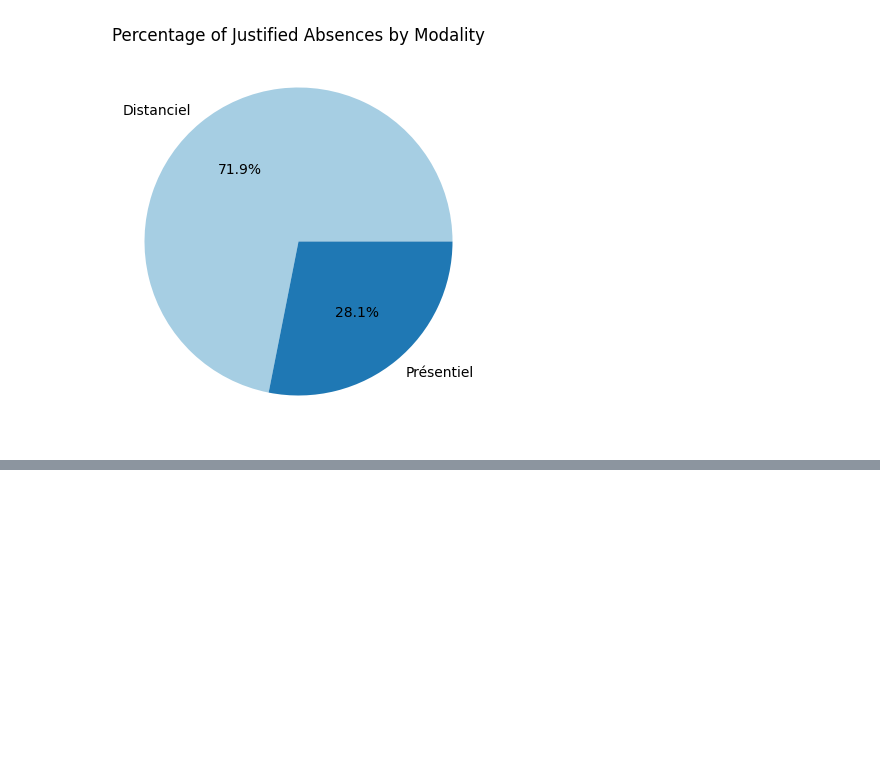
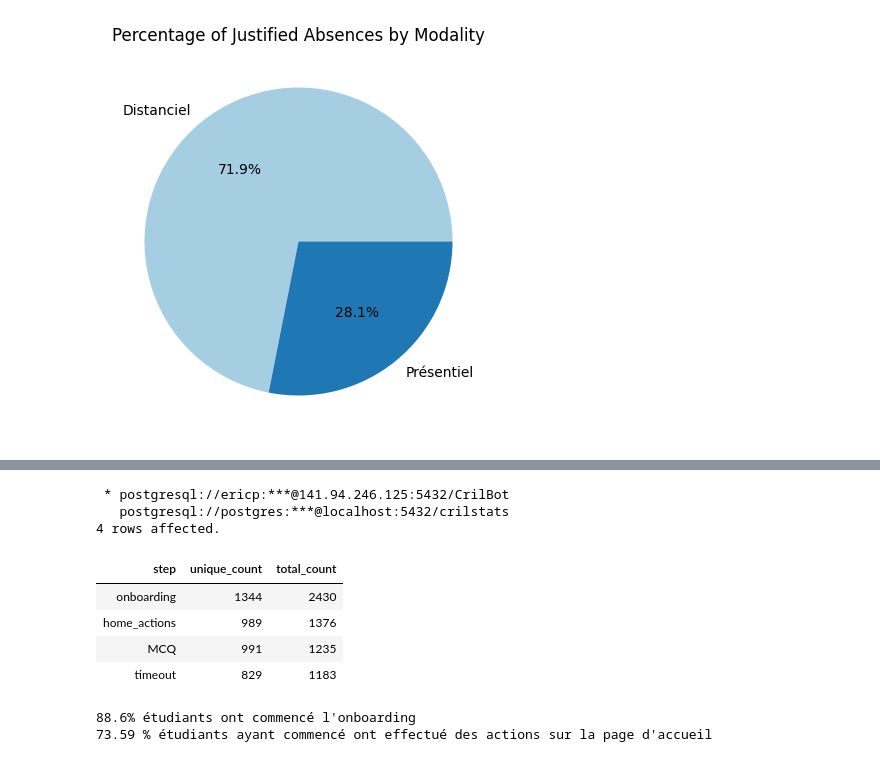
Before and after one commit to Eric-Philippe/CrilStats, a Jupyter notebook: playbook.ipynb, the cells around one changed output, grey strips where cells are left out. Cells and saved outputs as stored; diff of their text form; code cells hidden in the pictures; blank space fills up the shorter version.

```diff
--- a/playbook.ipynb
+++ b/playbook.ipynb
@@ -1898,0 +1847,61 @@ print(steps)
+# %%
+%%sql
+WITH
+    onboarding_cte AS (
+        SELECT
+            'onboarding' AS step,
+            COUNT(DISTINCT user_id) AS unique_count,
+            COUNT(*) AS total_count
+        FROM logs_entry
+        WHERE msg LIKE '% completed onboarding'
+    ),
+    home_actions_cte AS (
+        SELECT
+            'home_actions' AS step,
+            COUNT(DISTINCT user_id) AS unique_count,
+            COUNT(*) AS total_count
+        FROM logs_entry
+        WHERE msg LIKE '% completed home_actions'
+    ),
+    mcq_cte AS (
+        SELECT
+            'MCQ' AS step,
+            COUNT(DISTINCT user_id) AS unique_count,
+            COUNT(*) AS total_count
+        FROM logs_entry
+        WHERE msg LIKE '% MCQ Terminé'
+    ),
+    timeout_cte AS (
+        SELECT
+            'timeout' AS step,
+            COUNT(DISTINCT user_id) AS unique_count,
+            COUNT(*) AS total_count
+        FROM logs_entry
+        WHERE msg LIKE 'KICK après %'
+    )
+
+SELECT * FROM onboarding_cte
+UNION ALL
+SELECT * FROM home_actions_cte
+UNION ALL
+SELECT * FROM mcq_cte
+UNION ALL
+SELECT * FROM timeout_cte;
+# %% [output]
+ * postgresql://ericp:***@141.94.246.125:5432/CrilBot
+   postgresql://postgres:***@localhost:5432/crilstats
+4 rows affected.
+| step | unique_count | total_count |
+| onboarding | 1344 | 2430 |
+| home_actions | 989 | 1376 |
+| MCQ | 991 | 1235 |
+| timeout | 829 | 1183 |
+# %%
+def calculate_percentage_step(onboarding, home_actions):
+    print(f'{round((onboarding * 100 / TOTAL_STUDENTS), 2)}% étudiants ont commencé l\'onboarding')
+    print(f'{round((home_actions * 100 / onboarding), 2)} % étudiants ayant commencé ont effectué des actions sur la page d\'accueil')
+
+calculate_percentage_step(1344, 989)
+# %% [output]
+88.6% étudiants ont commencé l'onboarding
+73.59 % étudiants ayant commencé ont effectué des actions sur la page d'accueil
```
Also changed, not shown: parts of 26 cells of this notebook, 8 other files.
